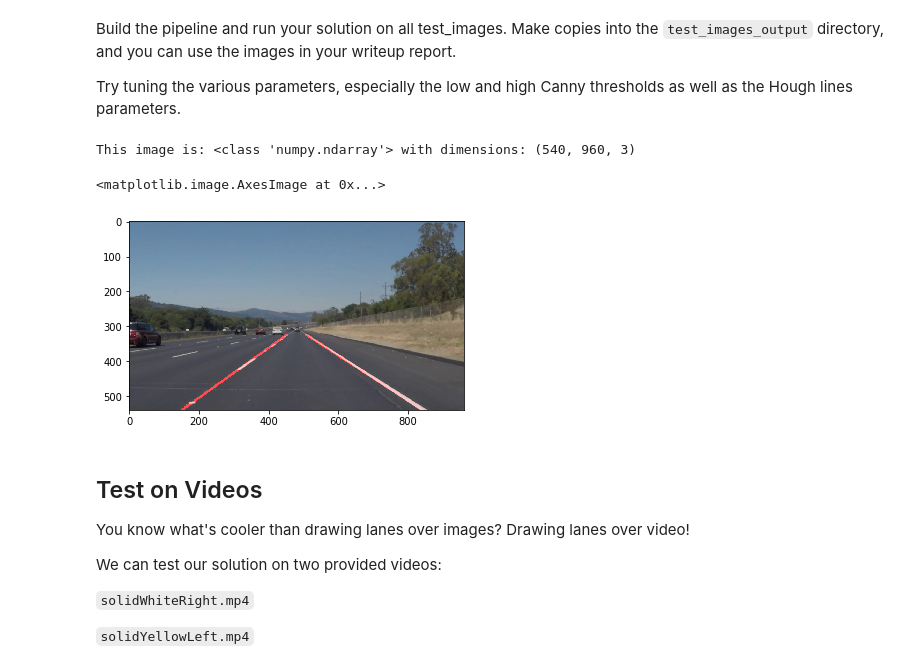
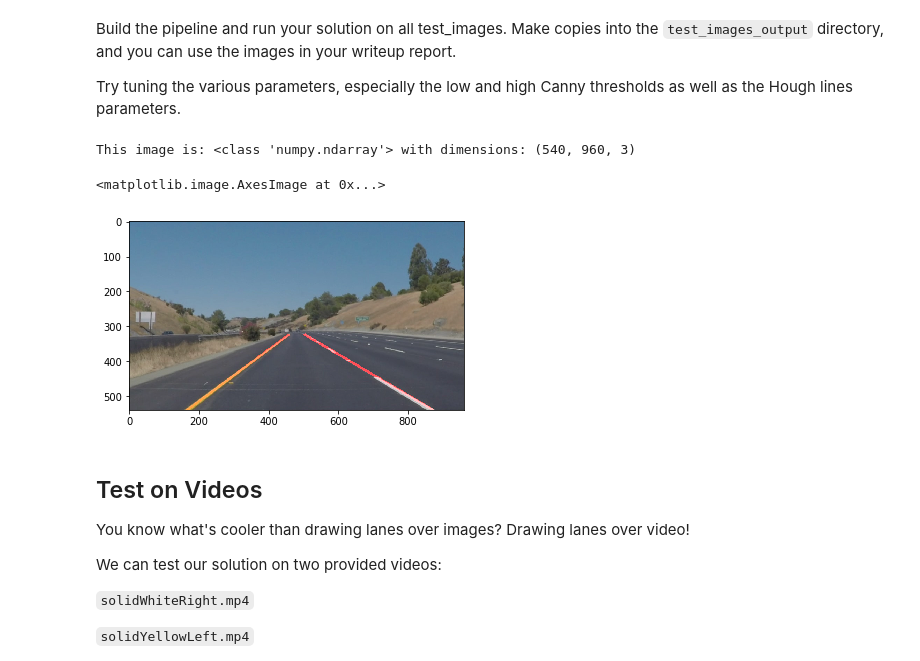
Before and after one commit to StoicLobster/Udacity-SelfDrivingCar-T1P1, a Jupyter notebook: CarND-LaneLines-P1-master/P1.ipynb, the cells around one changed output. Saved outputs shown, nothing was run; the diff lists cells and outputs as text; code cells hidden in the pictures.

Commit message:
Fix writeup images

```diff
--- a/CarND-LaneLines-P1-master/P1.ipynb
+++ b/CarND-LaneLines-P1-master/P1.ipynb
@@ -291,10 +291,10 @@ Try tuning the various parameters, especially the low and high Canny thresholds
 # then save them to the test_images_output directory.
 #reading in an image
 img = mpimg.imread('test_images/solidYellowCurve2.jpg')
-print('This image is:', type(image), 'with dimensions:', image.shape)
+print('This image is:', type(img), 'with dimensions:', img.shape)
 
 #Select white and yellow colors only
-WY_image = WYSelect(image)
+WY_image = WYSelect(img)
 
 #Apply grayscale for Canny
 gray = grayscale(WY_image)
@@ -305,35 +305,35 @@ high_threshold = 150
 CannyEdges = canny(gray, low_threshold, high_threshold)
 
 #Restrict to specific region
 imshape = image.shape
 xBL = 0.12 * imshape[1];
 xBR = 0.95 * imshape[1];
 xTL = 0.46 * imshape[1];
 xTR = 0.57 * imshape[1];
 yT = 0.6 * imshape[0];
 yB = imshape[0];
 vertices = np.array([[(xBL, yB), (xTL, yT), (xTR, yT), (xBR, yB)]], dtype=np.int32)
 QuadRg = region_of_interest(CannyEdges, vertices)
 
 # Define the Hough transform parameters
 # Make a blank the same size as our image to draw on
 rho = 1 # distance resolution in pixels of the Hough grid
 theta = np.pi/180 # angular resolution in radians of the Hough grid
 threshold = 15     # minimum number of votes (intersections in Hough grid cell)
 min_line_len = 15 #minimum number of pixels making up a line
 max_line_gap = 200    # maximum gap in pixels between connectable line segments
 
 #Apply Hough Transform
 line_img = hough_lines(QuadRg, rho, theta, threshold, min_line_len, max_line_gap)
 
 #Apply lines to original image
-wght_img = weighted_img(line_img, image)
+wght_img = weighted_img(line_img, img)
 
 plt.imshow(wght_img)
 # %% [output]
 This image is: <class 'numpy.ndarray'> with dimensions: (540, 960, 3)
 <matplotlib.image.AxesImage at 0x...>
-[figure, old version]
+[figure, new version]
 # %% [markdown]
 ## Test on Videos
 
```
Also changed, not shown: 6 other files.
